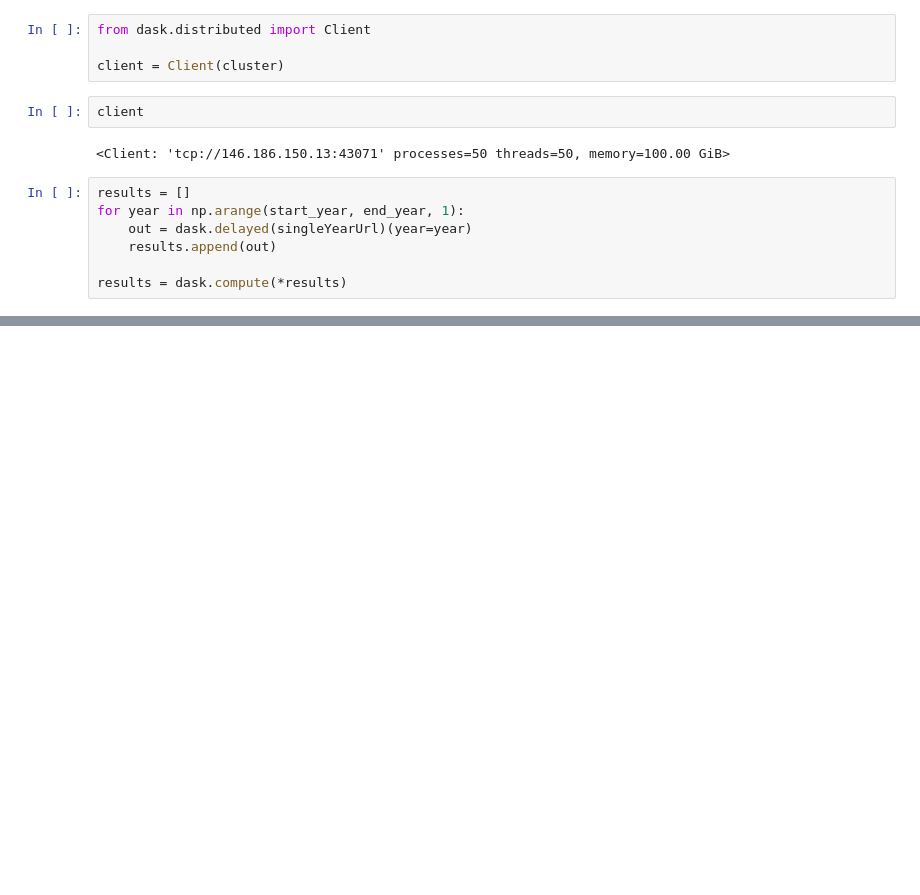
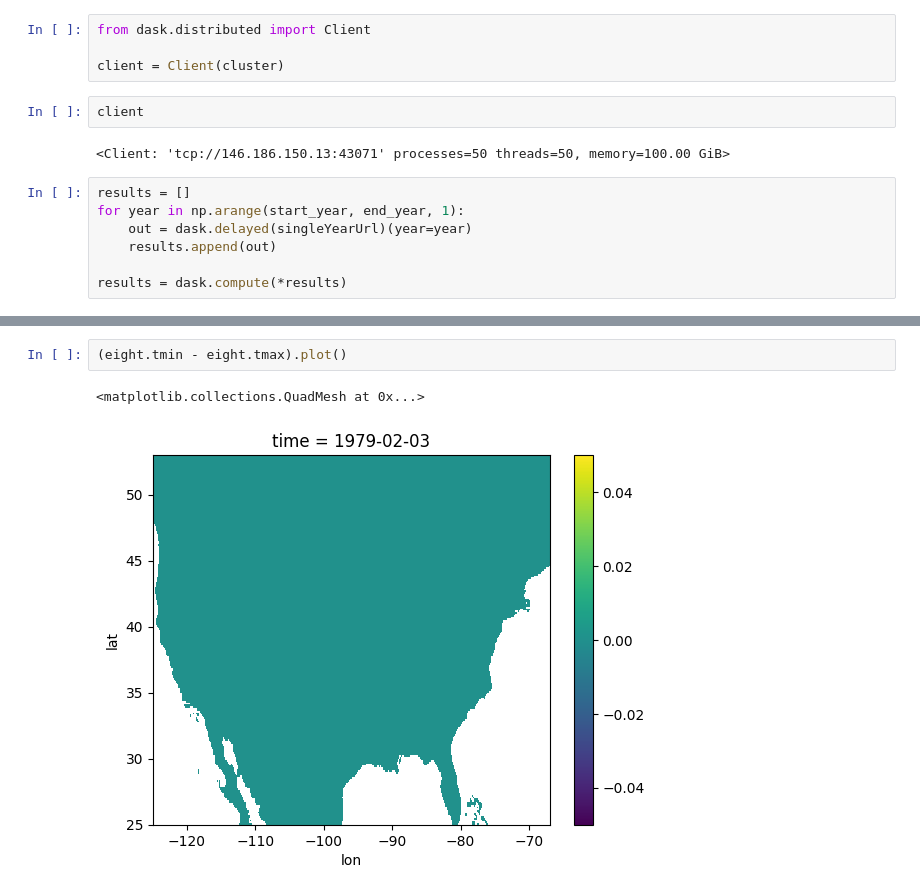
Before and after one commit to theo-avila/avila_et_al_2025_pyWBM_yield, a Jupyter notebook: 2a_data_processing_gdd.ipynb, the cells around one changed output, grey strips where cells are left out. Drawn from its saved outputs; the diff is of its cells as text; blank space fills up the shorter version.

```diff
--- a/2a_data_processing_gdd.ipynb
+++ b/2a_data_processing_gdd.ipynb
@@ -160,0 +172,5 @@ results = dask.compute(*results)
+# %%
+(eight.tmin - eight.tmax).plot()
+# %% [output]
+<matplotlib.collections.QuadMesh at 0x...>
+[figure, added]
```
Also changed, not shown: parts of 3 cells of this notebook, 51 other files.
